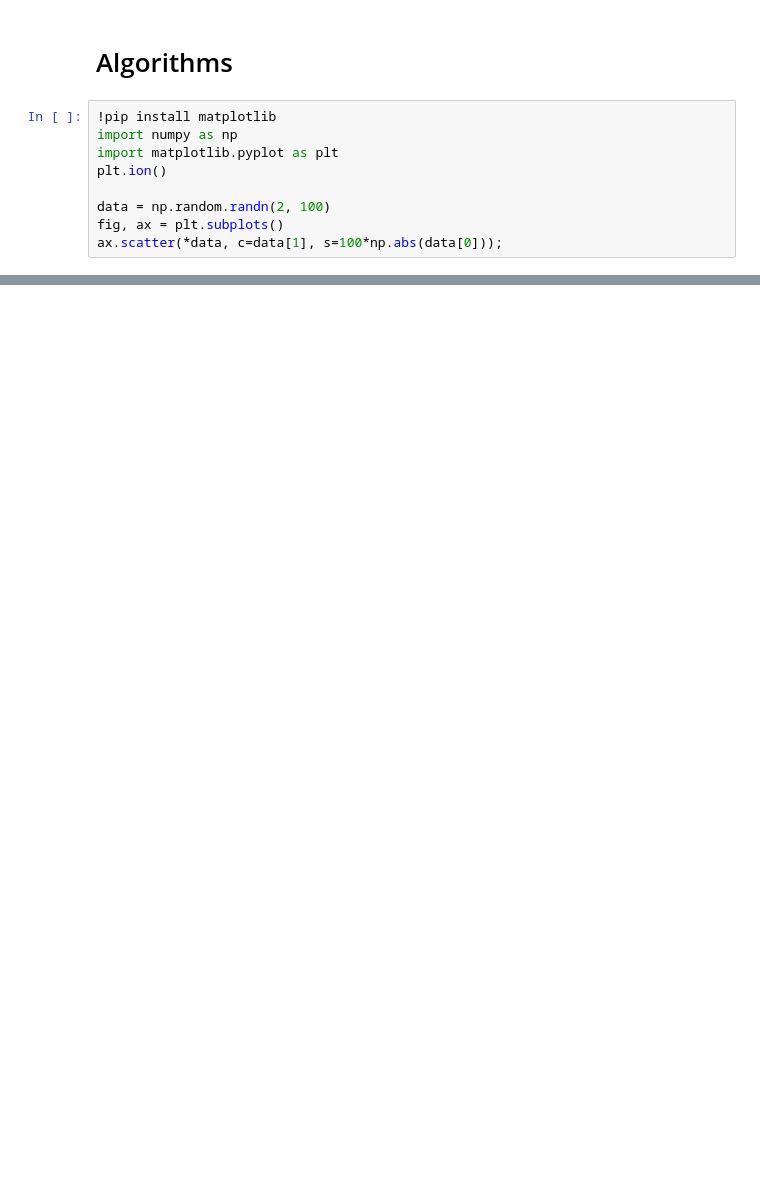
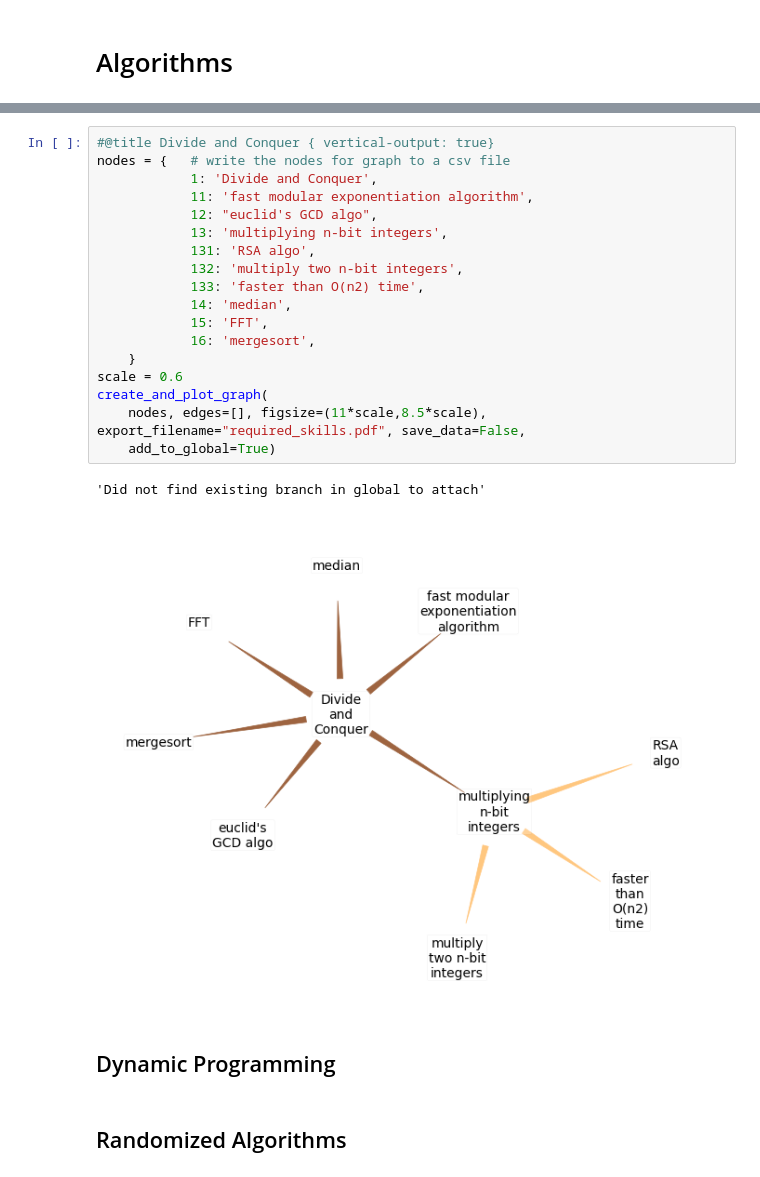
Before and after one commit to pkalan-gatech/pkalan-gatech.github.io, a Jupyter notebook: myfirstbook/_build/jupyter_execute/algorithms.ipynb, the cells around one changed output, grey strips where cells are left out. Drawn from its saved outputs; the diff is of its cells as text; blank space fills up the shorter version.

```diff
--- a/myfirstbook/_build/jupyter_execute/algorithms.ipynb
+++ b/myfirstbook/_build/jupyter_execute/algorithms.ipynb
@@ -1,11 +1,2 @@
 # %% [markdown]
 # Algorithms
-# %%
-!pip install matplotlib
-import numpy as np
-import matplotlib.pyplot as plt
-plt.ion()
-
-data = np.random.randn(2, 100)
-fig, ax = plt.subplots()
-ax.scatter(*data, c=data[1], s=100*np.abs(data[0]));
@@ -24,0 +98,25 @@ Requirement already satisfied: six>=1.5 in /home/codespace/.cache/pypoetry/virtu
+# %%
+#@title Divide and Conquer { vertical-output: true}
+nodes = {   # write the nodes for graph to a csv file
+            1: 'Divide and Conquer',
+            11: 'fast modular exponentiation algorithm',
+            12: "euclid's GCD algo",
+            13: 'multiplying n-bit integers',
+            131: 'RSA algo',
+            132: 'multiply two n-bit integers',
+            133: 'faster than O(n2) time',
+            14: 'median',
+            15: 'FFT',
+            16: 'mergesort',
+    }
+scale = 0.6
+create_and_plot_graph(
+    nodes, edges=[], figsize=(11*scale,8.5*scale), export_filename="required_skills.pdf", save_data=False,
+    add_to_global=True)
+# %% [output]
+'Did not find existing branch in global to attach'
+[figure, added]
+# %% [markdown]
+## Dynamic Programming
+# %% [markdown]
+## Randomized Algorithms
```
Also changed, not shown: parts of 6 cells of this notebook, 10 other files.
